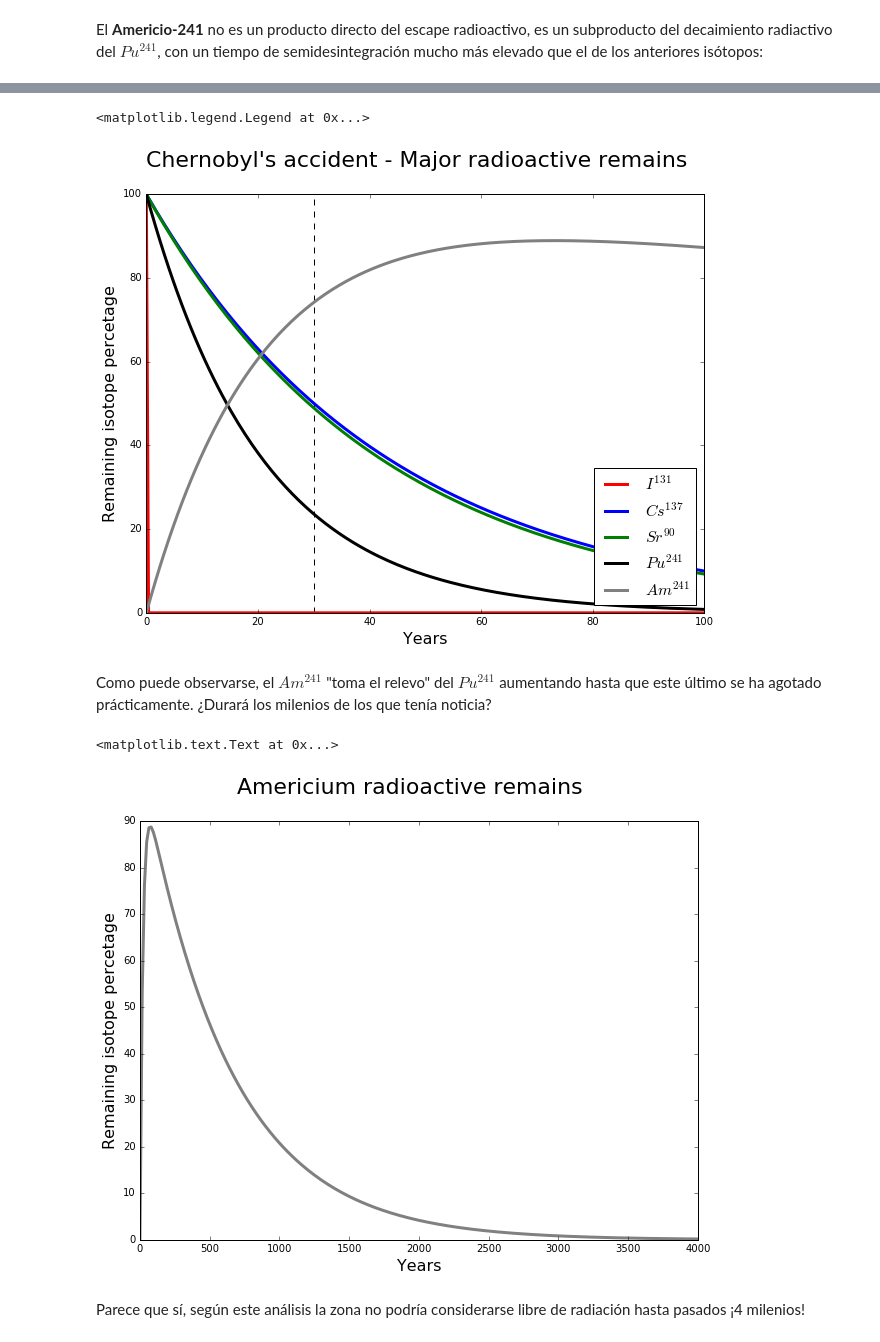
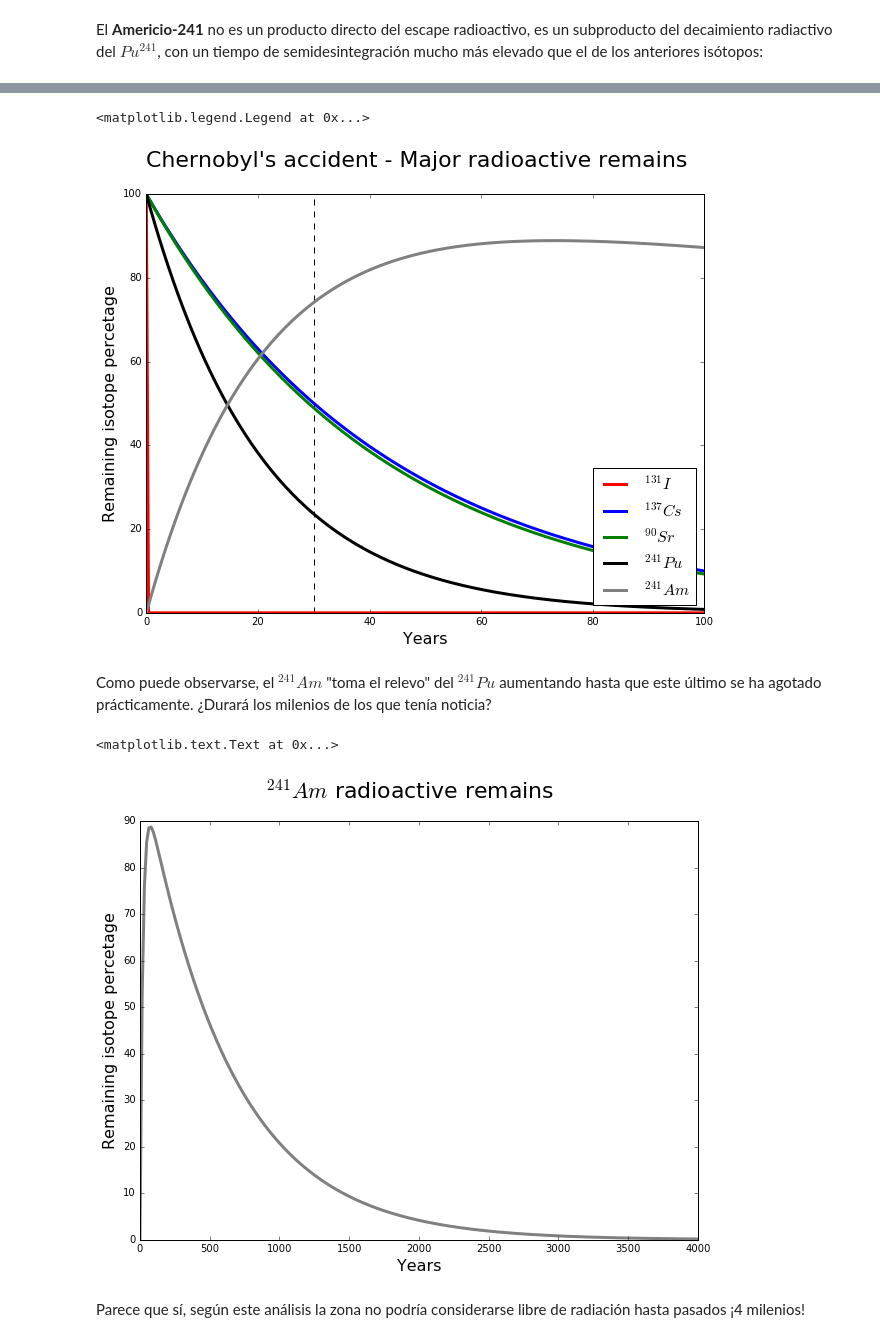
Before and after one commit to newlawrence/Funny-Stuff, a Jupyter notebook: notebooks/chernobyl.ipynb, the cells around one changed output, grey strips where cells are left out. Drawn from its saved outputs; the diff is of its cells as text; code cells hidden in the pictures.

```diff
--- a/notebooks/chernobyl.ipynb
+++ b/notebooks/chernobyl.ipynb
@@ -192,30 +192,30 @@ N_Am241 = subproduct_remain(t, T_Am241, T_Pu241)
 plt.suptitle('Chernobyl\'s accident - Major radioactive remains', fontsize=22)
 plt.gcf().set_size_inches(10, 7.5)
 plt.plot([30., 30.], [0., 100.], 'k--')
-plt.plot(t, N_I131, color='red', linewidth=3, label=r'$I^{131}$')
-plt.plot(t, N_Cs137, color='blue', linewidth=3, label=r'$Cs^{137}$')
-plt.plot(t, N_Sr90, color='green', linewidth=3, label=r'$Sr^{90}$')
-plt.plot(t, N_Pu241, color='black', linewidth=3, label=r'$Pu^{241}$')
-plt.plot(t, N_Am241, color='gray', linewidth=3, label=r'$Am^{241}$')
+plt.plot(t, N_I131, color='red', linewidth=3, label=r'$^{131}I$')
+plt.plot(t, N_Cs137, color='blue', linewidth=3, label=r'$^{137}Cs$')
+plt.plot(t, N_Sr90, color='green', linewidth=3, label=r'$^{90}Sr$')
+plt.plot(t, N_Pu241, color='black', linewidth=3, label=r'$^{241}Pu$')
+plt.plot(t, N_Am241, color='gray', linewidth=3, label=r'$^{241}Am$')
 plt.xlabel('Years', fontsize=16)
 plt.ylabel('Remaining isotope percetage', fontsize=16)
 plt.legend(loc=4, fontsize=16)
 # %% [output]
 <matplotlib.legend.Legend at 0x...>
-[figure, old version]
+[figure, new version]
 # %% [markdown]
-Como puede observarse, el $Am^{241}$ "toma el relevo" del $Pu^{241}$ aumentando hasta que este último se ha agotado prácticamente. ¿Durará los milenios de los que tenía noticia?
+Como puede observarse, el $^{241}Am$ "toma el relevo" del $^{241}Pu$ aumentando hasta que este último se ha agotado prácticamente. ¿Durará los milenios de los que tenía noticia?
 # %%
 t = np.linspace(0., 4000., 250)
 plt.gcf().set_size_inches(10, 7.5)
 N_Am241 = subproduct_remain(t, T_Am241, T_Pu241)
-plt.suptitle('Americium radioactive remains', fontsize=22)
+plt.suptitle('$^{241}Am$ radioactive remains', fontsize=22)
 plt.plot(t, N_Am241, color='gray', linewidth=3)
 plt.xlabel('Years', fontsize=16)
 plt.ylabel('Remaining isotope percetage', fontsize=16)
 # %% [output]
 <matplotlib.text.Text at 0x...>
-[figure, old version]
+[figure, new version]
 # %% [markdown]
 Parece que sí, según este análisis la zona no podría considerarse libre de radiación hasta pasados ¡4 milenios!
 # %% [markdown]
```
Also changed, not shown: parts of 4 cells of this notebook.
